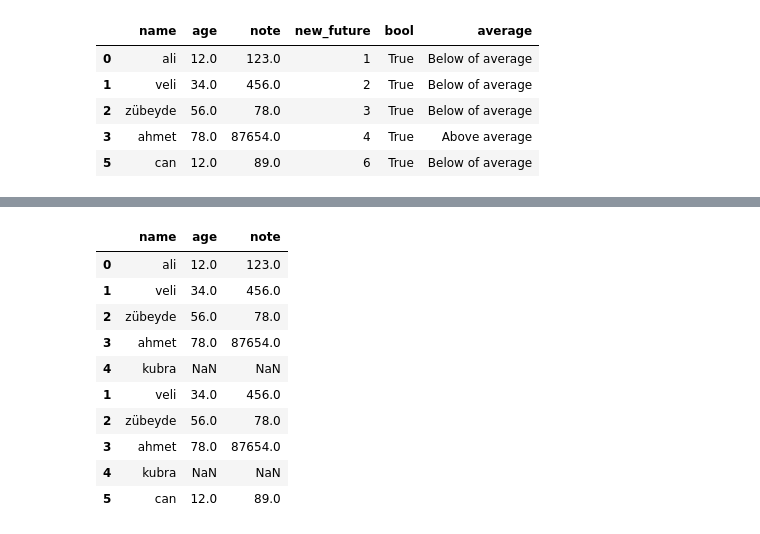
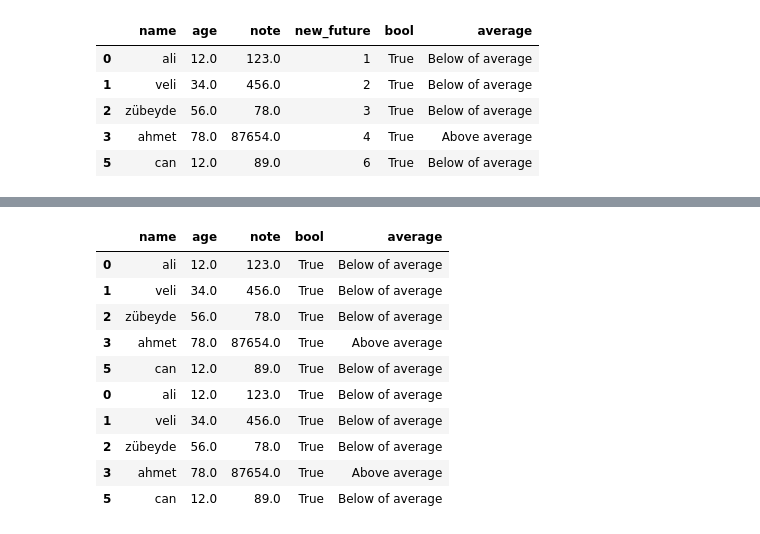
Before and after one commit to 2017710206255MN/Machine-Learning, a Jupyter notebook: Week_2_Pandas.ipynb, the cells around one changed output, grey strips where cells are left out. Cells and saved outputs as stored; diff of their text form; code cells hidden in the pictures.

```diff
--- a/Week_2_Pandas.ipynb
+++ b/Week_2_Pandas.ipynb
@@ -277,21 +277,21 @@ dataframe
 # %%
 #vertical(dikey) concat()
-data_1 = dataframe1.head()
-data_2 = dataframe1.tail()
+data_1 = dataframe.head()
+data_2 = dataframe.tail()
 data_concat = pd.concat([data_1,data_2],axis=0)
 data_concat
 # %% [output]
-|  | name | age | note |
-| 0 | ali | 12.0 | 123.0 |
-| 1 | veli | 34.0 | 456.0 |
-| 2 | zübeyde | 56.0 | 78.0 |
-| 3 | ahmet | 78.0 | 87654.0 |
-| 4 | kubra | NaN | NaN |
-| 1 | veli | 34.0 | 456.0 |
-| 2 | zübeyde | 56.0 | 78.0 |
-| 3 | ahmet | 78.0 | 87654.0 |
-| 4 | kubra | NaN | NaN |
-| 5 | can | 12.0 | 89.0 |
+|  | name | age | note | bool | average |
+| 0 | ali | 12.0 | 123.0 | True | Below of average |
+| 1 | veli | 34.0 | 456.0 | True | Below of average |
+| 2 | zübeyde | 56.0 | 78.0 | True | Below of average |
+| 3 | ahmet | 78.0 | 87654.0 | True | Above average |
+| 5 | can | 12.0 | 89.0 | True | Below of average |
+| 0 | ali | 12.0 | 123.0 | True | Below of average |
+| 1 | veli | 34.0 | 456.0 | True | Below of average |
+| 2 | zübeyde | 56.0 | 78.0 | True | Below of average |
+| 3 | ahmet | 78.0 | 87654.0 | True | Above average |
+| 5 | can | 12.0 | 89.0 | True | Below of average |
 # %%
 #horizontal(yatay) concat.
 data_contact_2 = pd.concat([data_1,data_2],axis=1)
```
Also changed, not shown: parts of 7 cells of this notebook.
